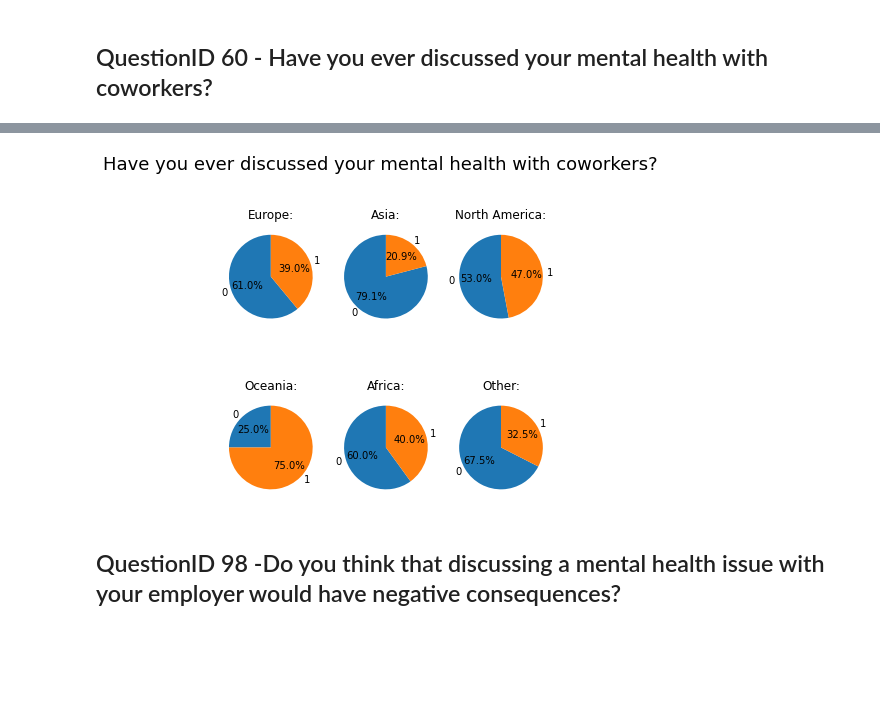
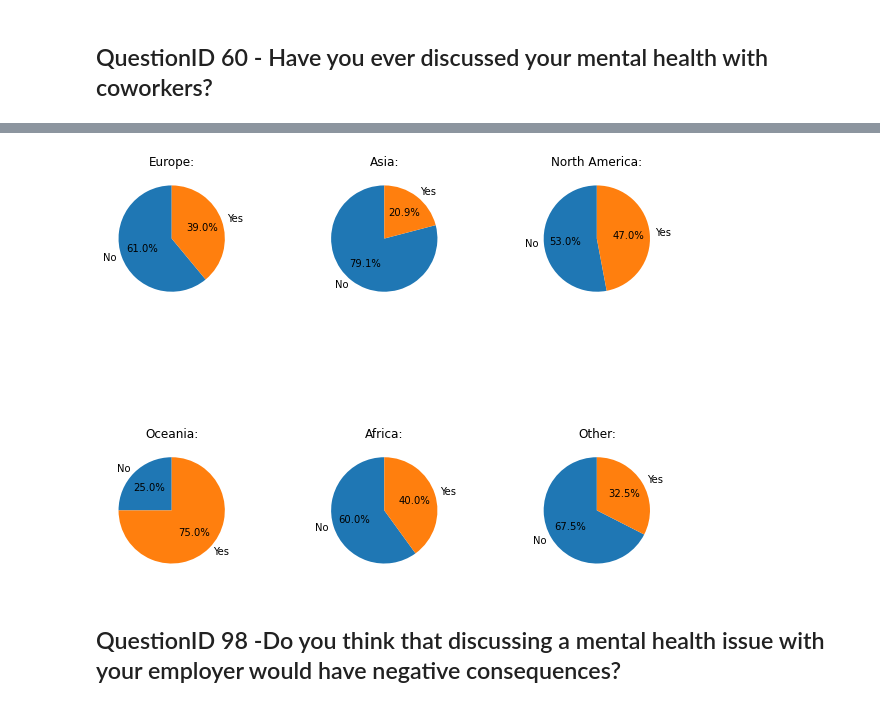
Before and after one commit to Itsamesamir/COMP0031, a Jupyter notebook: mentalHealth/waseh.ipynb, the cells around one changed output, grey strips where cells are left out. Drawn from its saved outputs; the diff is of its cells as text; code cells hidden in the pictures; blank space fills up the shorter version.

```diff
--- a/mentalHealth/waseh.ipynb
+++ b/mentalHealth/waseh.ipynb
@@ -421,13 +422,13 @@ axes = axes.flatten()
 for i, continent in enumerate(continents):
     continent_data = result[result['Group'] == continent]
 
-    total_counts = continent_data.iloc[:, 3:].sum(axis=0)
+    total_counts = continent_data.iloc[:, [2,3,5,6]].sum(axis=0)
 
     # Plot a pie chart in the current subplot
     axes[i].pie(total_counts, labels=total_counts.index, autopct='%1.1f%%', startangle=90)
     axes[i].set_title(f'{continent}:')
 
-plt.suptitle('Does your employer provide mental health benefits as part of healthcare coverage?', fontsize=18)
+#plt.suptitle('Does your employer provide mental health benefits as part of healthcare coverage?', fontsize=18)
 plt.subplots_adjust(hspace=0.2, wspace=0.5)
 plt.show()
 # %% [output]
@@ -533,5 +534,8 @@ plt.show()
 ## QuestionID 58 - Have you ever discussed your mental health with your employer?
 # %%
 discuss = df[df['QuestionID'] == 58]['AnswerText'].unique()
-print(discuss)
+print('Before: ',discuss)
+df.loc[df['QuestionID'] == 58, 'AnswerText'] = df.loc[df['QuestionID'] == 58, 'AnswerText'].replace({'0': 'No', '1': 'Yes'})
+discuss = df[df['QuestionID'] == 58]['AnswerText'].unique()
+print('After: ',discuss)
 # %% [output]
@@ -568,7 +577,7 @@ num_rows = 2
 num_cols = 3
 
 # Create subplots within a single figure
-fig, axes = plt.subplots(num_rows, num_cols, figsize=(6, 6))
+fig, axes = plt.subplots(num_rows, num_cols, figsize=(10, 10))
 
 axes = axes.flatten()
 
@@ -576,13 +585,13 @@ axes = axes.flatten()
 for i, continent in enumerate(continents):
     continent_data = result[result['Group'] == continent]
 
-    total_counts = continent_data.iloc[:, 3:].sum(axis=0)
+    total_counts = continent_data.iloc[:, [2,4]].sum(axis=0)
 
     # Plot a pie chart in the current subplot
     axes[i].pie(total_counts, labels=total_counts.index, autopct='%1.1f%%', startangle=90)
     axes[i].set_title(f'{continent}:')
 
-plt.suptitle('Have you ever discussed your mental health with your employer?', fontsize=18)
-plt.subplots_adjust(hspace=0, wspace=0)
+#plt.suptitle('Have you ever discussed your mental health with your employer?', fontsize=18)
+plt.subplots_adjust(hspace=0, wspace=0.5)
 plt.show()
 # %% [output]
@@ -590,6 +599,12 @@ plt.show()
 # %% [markdown]
 ## QuestionID 60 - Have you ever discussed your mental health with coworkers?
 # %%
+#discuss = df[df['QuestionID'] == 60]['AnswerText'].unique()
+#print(discuss)
+
 discuss = df[df['QuestionID'] == 60]['AnswerText'].unique()
-print(discuss)
+print('Before: ',discuss)
+df.loc[df['QuestionID'] == 60, 'AnswerText'] = df.loc[df['QuestionID'] == 60, 'AnswerText'].replace({'0': 'No', '1': 'Yes'})
+discuss = df[df['QuestionID'] == 60]['AnswerText'].unique()
+print('After: ',discuss)
 # %% [output]
@@ -624,27 +640,27 @@ result
 # %%
 num_rows = 2
 num_cols = 3
 
 # Create subplots within a single figure
-fig, axes = plt.subplots(num_rows, num_cols, figsize=(6, 6))
+fig, axes = plt.subplots(num_rows, num_cols, figsize=(10, 10))
 
 axes = axes.flatten()
 
 # Iterate through each continent and plot a pie chart in the corresponding subplot
 for i, continent in enumerate(continents):
     continent_data = result[result['Group'] == continent]
 
-    total_counts = continent_data.iloc[:, 3:].sum(axis=0)
+    total_counts = continent_data.iloc[:, [2,4]].sum(axis=0)
 
     # Plot a pie chart in the current subplot
     axes[i].pie(total_counts, labels=total_counts.index, autopct='%1.1f%%', startangle=90)
     axes[i].set_title(f'{continent}:')
 
-plt.suptitle('Have you ever discussed your mental health with coworkers?', fontsize=18)
-plt.subplots_adjust(hspace=0.1, wspace=0.1)
+#plt.suptitle('Have you ever discussed your mental health with coworkers?', fontsize=18)
+plt.subplots_adjust(hspace=0, wspace=0.6)
 plt.show()
 # %% [output]
-[figure, old version]
+[figure, new version]
 # %% [markdown]
 ## QuestionID 98 -Do you think that discussing a mental health issue with your employer would have negative consequences?
 # %%
```
Also changed, not shown: parts of 30 cells of this notebook.
